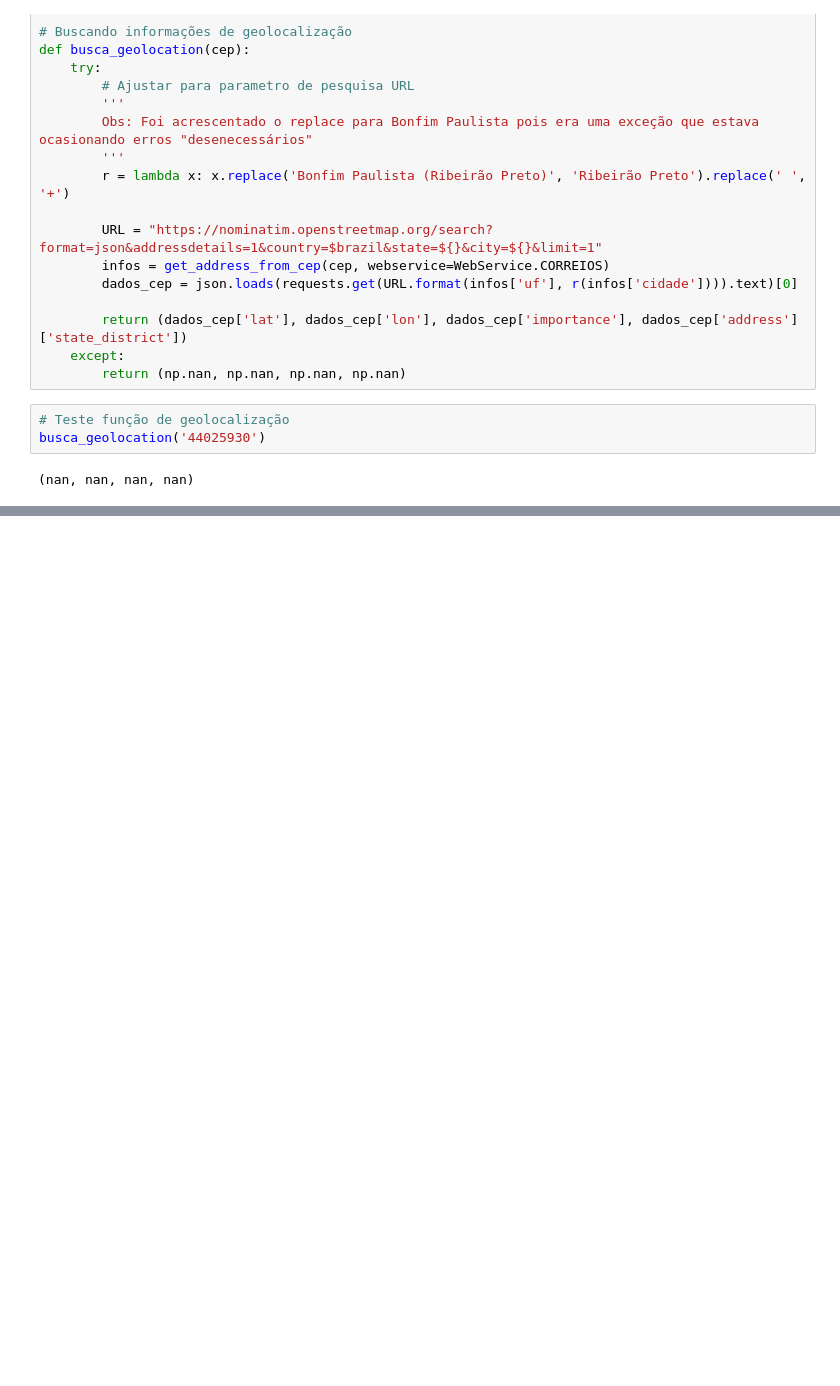
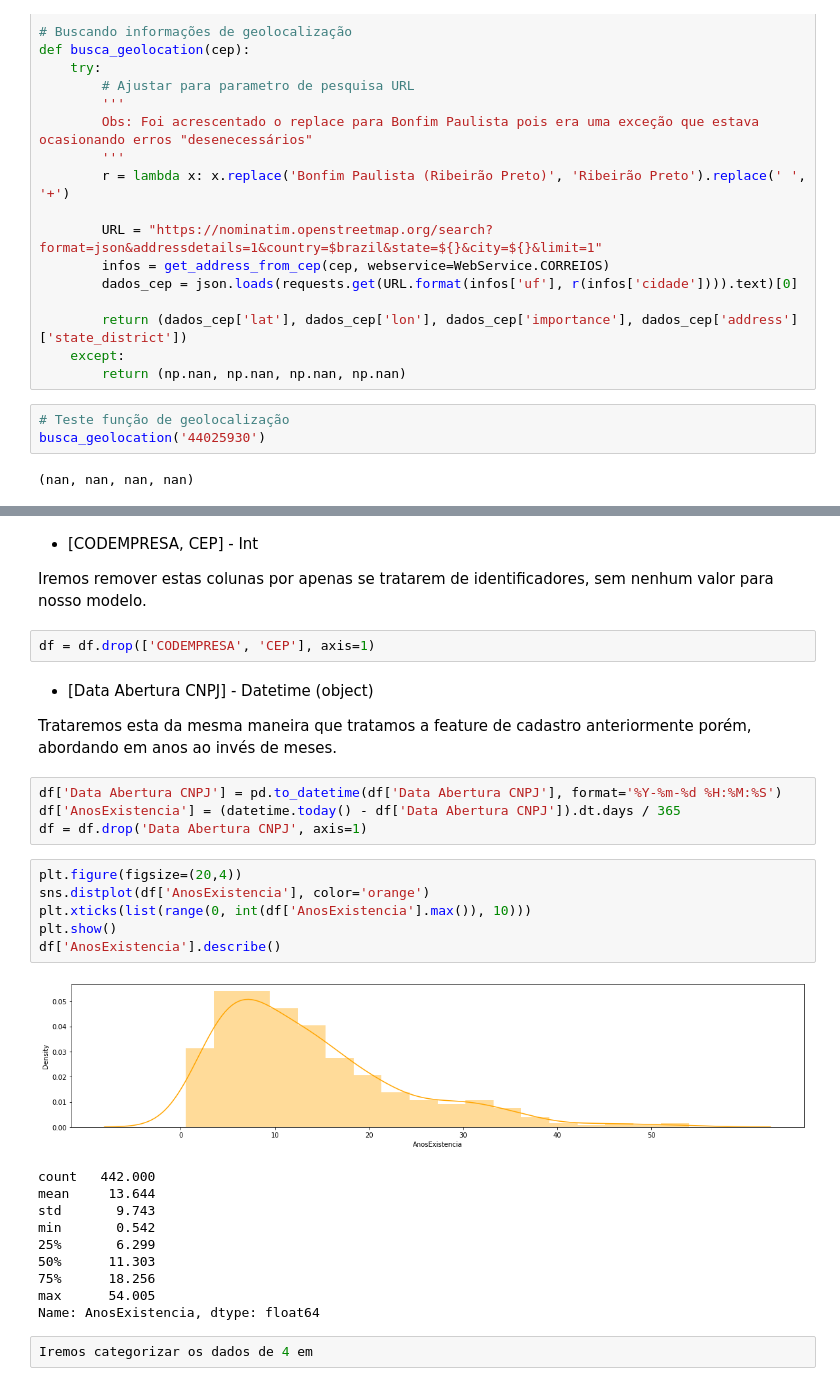
Before and after one commit to evanjr99/Customer-Cluster, a Jupyter notebook: Clusterização - Porte da Empresa.ipynb, the cells around one changed output, grey strips where cells are left out. Cells and saved outputs as stored; diff of their text form; blank space fills up the shorter version.

```diff
--- a/Clusterização - Porte da Empresa.ipynb
+++ b/Clusterização - Porte da Empresa.ipynb
@@ -534,0 +388,33 @@ sum(pca_model.explained_variance_ratio_)
+# %% [markdown]
+- [CODEMPRESA, CEP] - Int
+
+Iremos remover estas colunas por apenas se tratarem de identificadores, sem nenhum valor para nosso modelo.
+# %%
+df = df.drop(['CODEMPRESA', 'CEP'], axis=1)
+# %% [markdown]
+- [Data Abertura CNPJ] - Datetime (object)
+
+Trataremos esta da mesma maneira que tratamos a feature de cadastro anteriormente porém, abordando em anos ao invés de meses.
+# %%
+df['Data Abertura CNPJ'] = pd.to_datetime(df['Data Abertura CNPJ'], format='%Y-%m-%d %H:%M:%S')
+df['AnosExistencia'] = (datetime.today() - df['Data Abertura CNPJ']).dt.days / 365
+df = df.drop('Data Abertura CNPJ', axis=1)
+# %%
+plt.figure(figsize=(20,4))
+sns.distplot(df['AnosExistencia'], color='orange')
+plt.xticks(list(range(0, int(df['AnosExistencia'].max()), 10)))
+plt.show()
+df['AnosExistencia'].describe()
+# %% [output]
+[figure, added]
+count   442.000
+mean     13.644
+std       9.743
+min       0.542
+25%       6.299
+50%      11.303
+75%      18.256
+max      54.005
+Name: AnosExistencia, dtype: float64
+# %%
+Iremos categorizar os dados de 4 em
```
Also changed, not shown: parts of 94 cells of this notebook, 2 other files.
